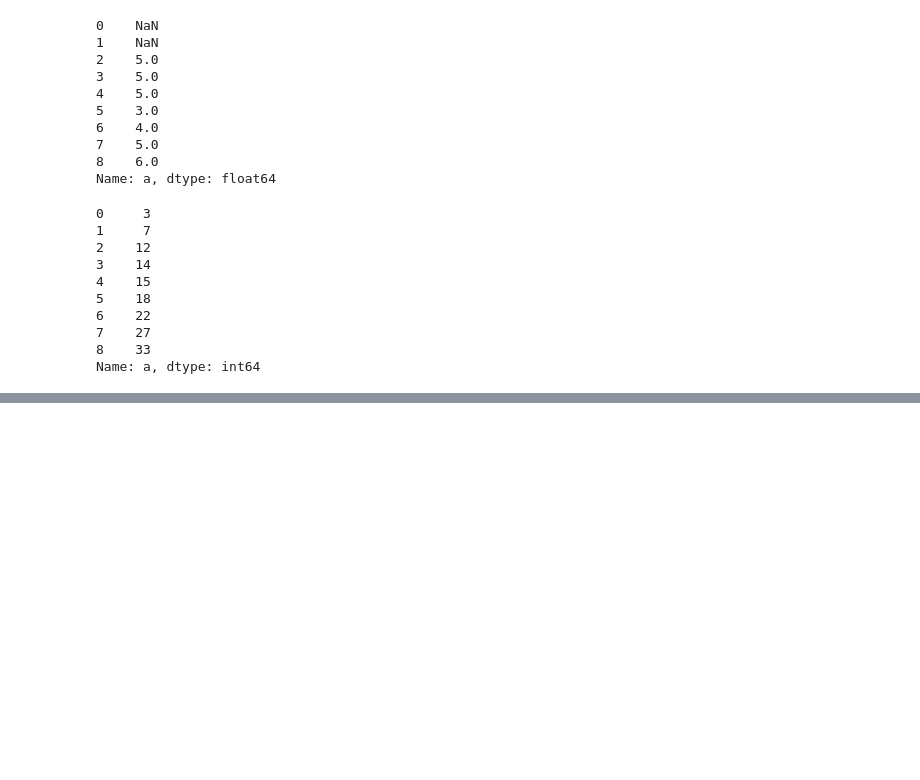
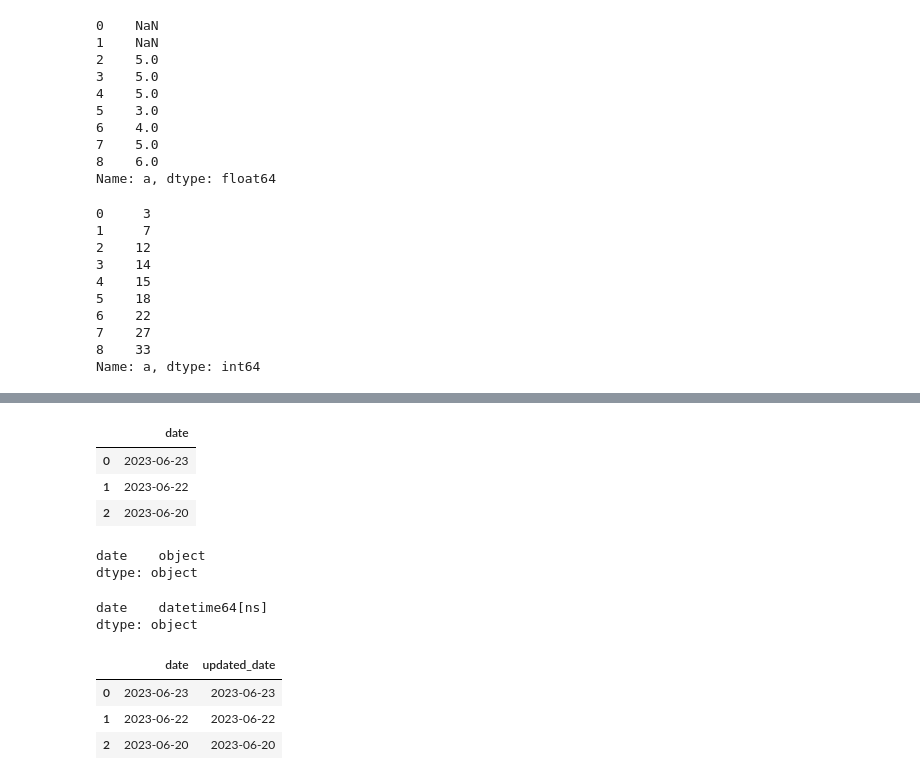
Before and after one commit to PranavAvasthi/Pandas, a Jupyter notebook: pandas_part5.ipynb, the cells around one changed output, grey strips where cells are left out. Saved outputs shown, nothing was run; the diff lists cells and outputs as text; code cells hidden in the pictures; blank space fills up the shorter version.

```diff
--- a/pandas_part5.ipynb
+++ b/pandas_part5.ipynb
@@ -407,0 +452,17 @@ Name: a, dtype: int64
+# %%
+df7
+# %% [output]
+|  | date |
+| 0 | 2023-06-23 |
+| 1 | 2023-06-22 |
+| 2 | 2023-06-20 |
+# %%
+df7.dtypes
+# %% [output]
+date    object
+dtype: object
+# %%
+df_date.dtypes
+# %% [output]
+date    datetime64[ns]
+dtype: object
@@ -407,0 +471,7 @@ Name: a, dtype: int64
+# %%
+df7
+# %% [output]
+|  | date | updated_date |
+| 0 | 2023-06-23 | 2023-06-23 |
+| 1 | 2023-06-22 | 2023-06-22 |
+| 2 | 2023-06-20 | 2023-06-20 |
```
Also changed, not shown: parts of 12 cells of this notebook.
